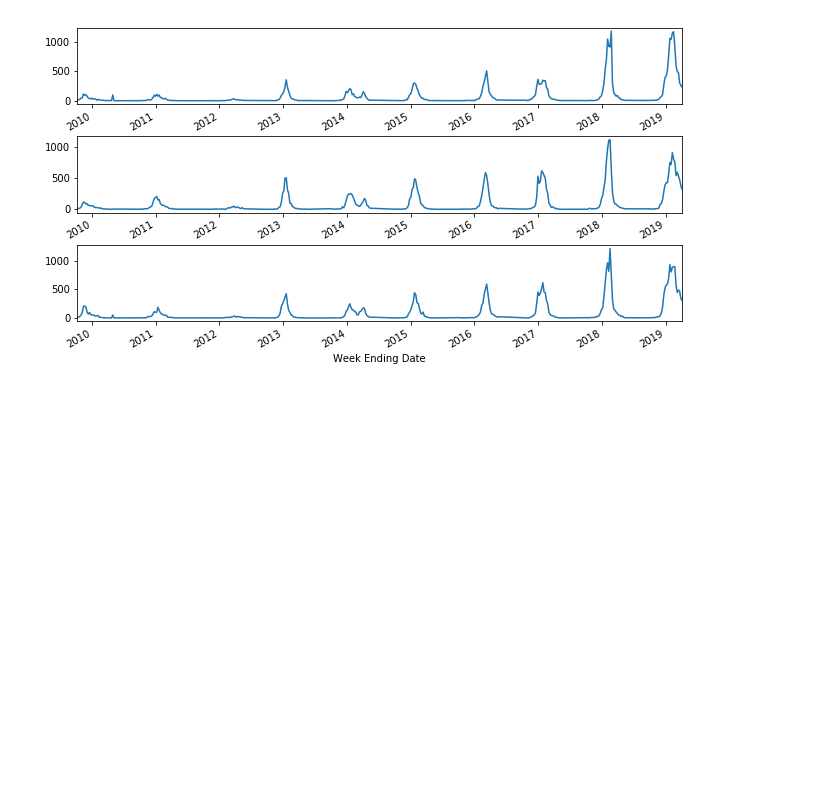
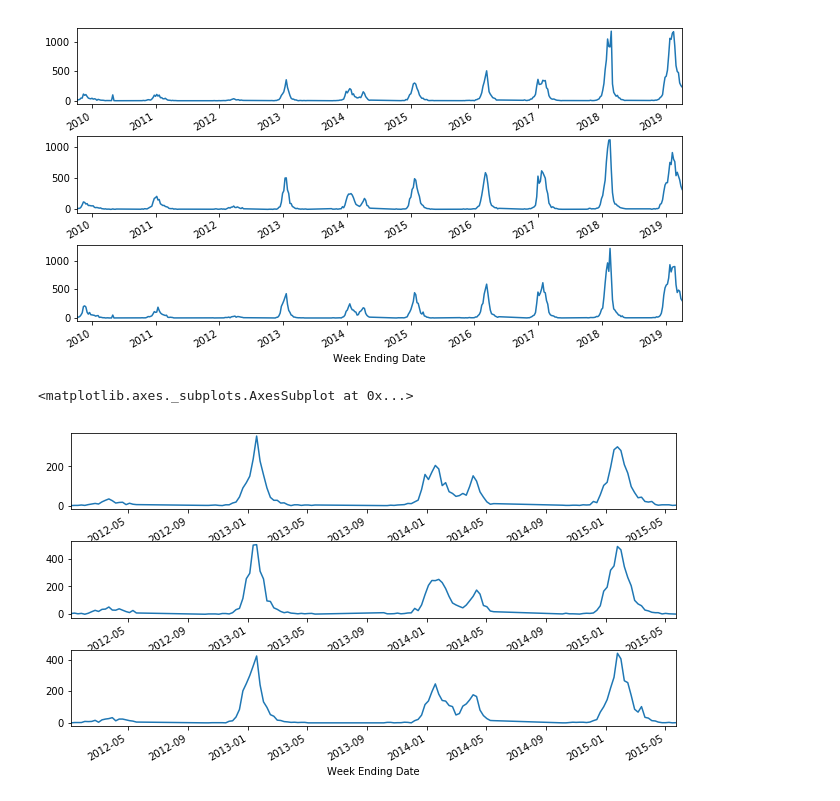
Before and after one commit to PredatorFeesh/Macaulay_Project_Flu, a Jupyter notebook: Weekly Data NY/Analysis/Playing Around with Data.ipynb, the cells around one changed output. Drawn from its saved outputs; the diff is of its cells as text; code cells hidden in the pictures; blank space fills up the shorter version.

Commit message:
Draft Completed
First Draft of report completed

```diff
--- a/Weekly Data NY/Analysis/Playing Around with Data.ipynb
+++ b/Weekly Data NY/Analysis/Playing Around with Data.ipynb
@@ -105,3 +105,18 @@ influenza_a_queens.loc[:,'Count'].plot(ax = plt.gca())
 [figure]
 # %%
 # All the flu seems to happen around the same time
+# %%
+# Let's zoom in on the first policy
+# between 2012 --> 2015-6
+plt.figure(figsize=(14,6))
+plt.subplots_adjust(left=0.3,hspace=0.42)
+plt.title("Influenza Counts for NYC Counties")
+plt.subplot(311)
+influenza_a_kings.loc['2012':'2015-6','Count'].plot(ax = plt.gca())
+plt.subplot(312)
+influenza_a_bronx.loc['2012':'2015-6','Count'].plot(ax = plt.gca())
+plt.subplot(313)
+influenza_a_queens.loc['2012':'2015-6','Count'].plot(ax = plt.gca())
+# %% [output]
+<matplotlib.axes._subplots.AxesSubplot at 0x...>
+[figure, added]
```
Also changed, not shown: 4 other files.
